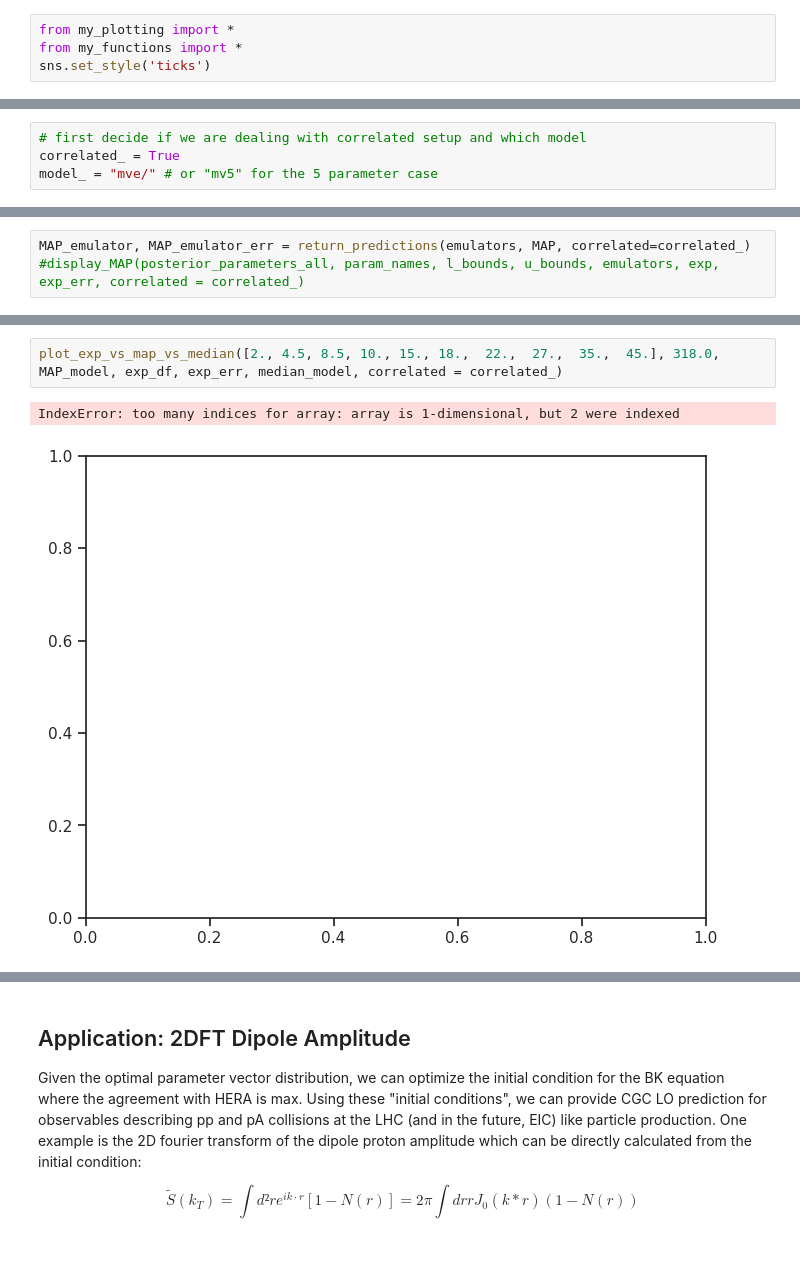
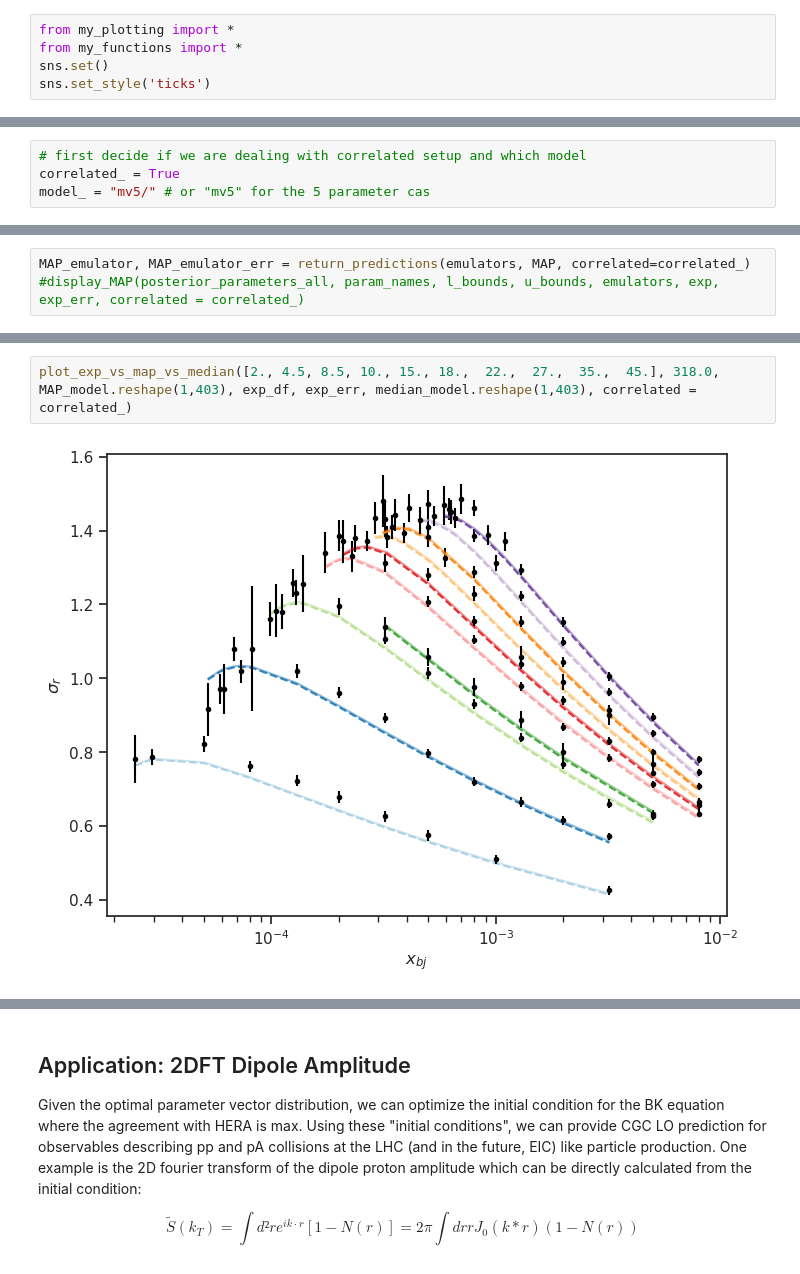
Before and after one commit to camcasuga/BayesianBK_results, a Jupyter notebook: analysis.ipynb, the cells around one changed output, grey strips where cells are left out. Saved outputs shown, nothing was run; the diff lists cells and outputs as text.

```diff
--- a/analysis.ipynb
+++ b/analysis.ipynb
@@ -4,6 +4,7 @@ This Jupyter notebook contains important plots present in the paper with relevan
 # %%
 from my_plotting import *
 from my_functions import *
+sns.set()
 sns.set_style('ticks')
 # %% [markdown]
 #### important files
@@ -17,7 +18,7 @@ sns.set_style('ticks')
 # %%
 # first decide if we are dealing with correlated setup and which model
 correlated_ = True
-model_ = "mve/" # or "mv5" for the 5 parameter case
+model_ = "mv5/" # or "mv5" for the 5 parameter cas
 # %%
 correlated_str = "corr/" if correlated_ else "uncorr/"
 param_names = ["$Q_{s0}^{2}$ (GeV²)",
@@ -170,8 +166,7 @@ fig, ax = plot_zscore(pred_post, train_post, sd_post)
 # %%
-plot_exp_vs_map_vs_median([2., 4.5, 8.5, 10., 15., 18.,  22.,  27.,  35.,  45.], 318.0, MAP_model, exp_df, exp_err, median_model, correlated = correlated_)
+plot_exp_vs_map_vs_median([2., 4.5, 8.5, 10., 15., 18.,  22.,  27.,  35.,  45.], 318.0, MAP_model.reshape(1,403), exp_df, exp_err, median_model.reshape(1,403), correlated = correlated_)
 # %% [output]
-IndexError: too many indices for array: array is 1-dimensional, but 2 were indexed
-[figure, old version]
+[figure, new version]
 # %%
 plot_diagonal(pred_post, train_post)
 # %% [output]
```
Also changed, not shown: parts of 17 cells of this notebook, 4 other files.
